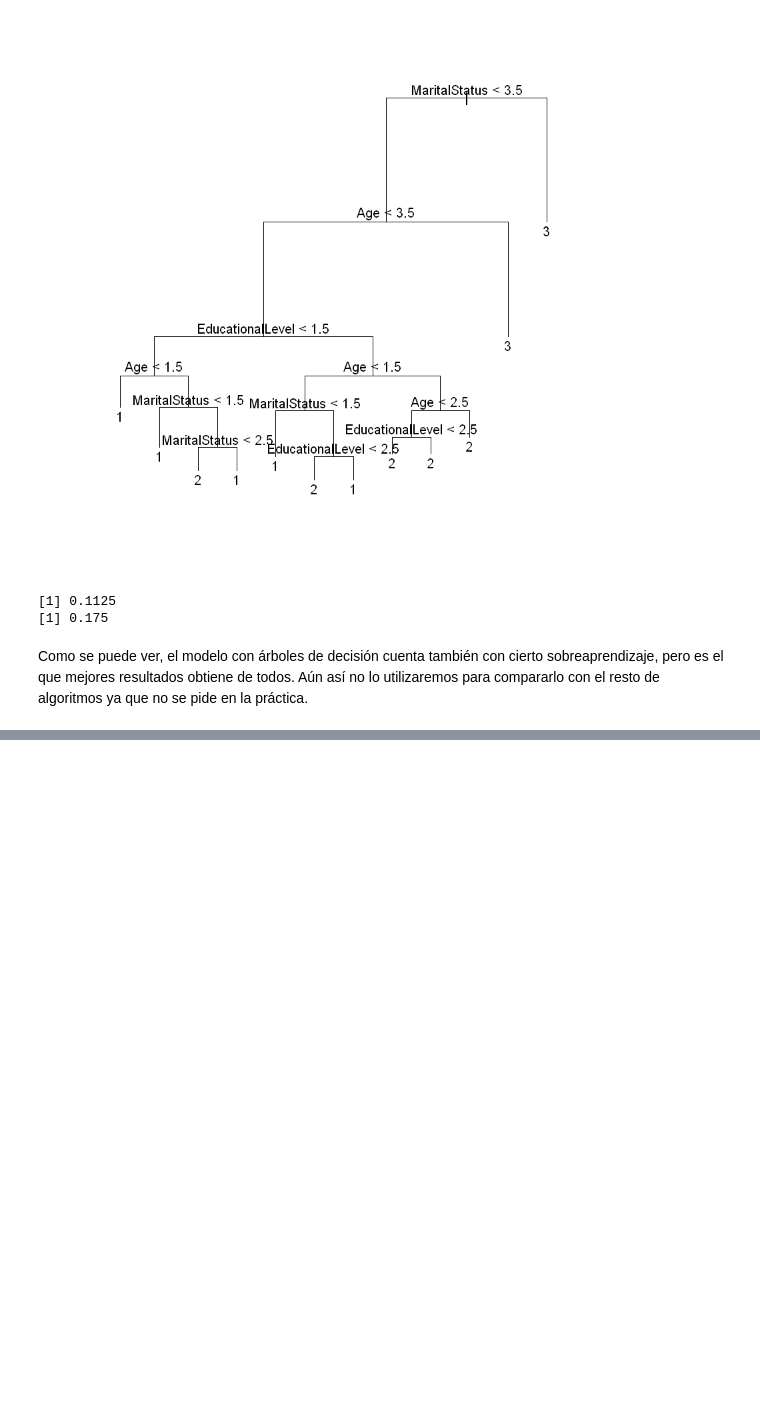
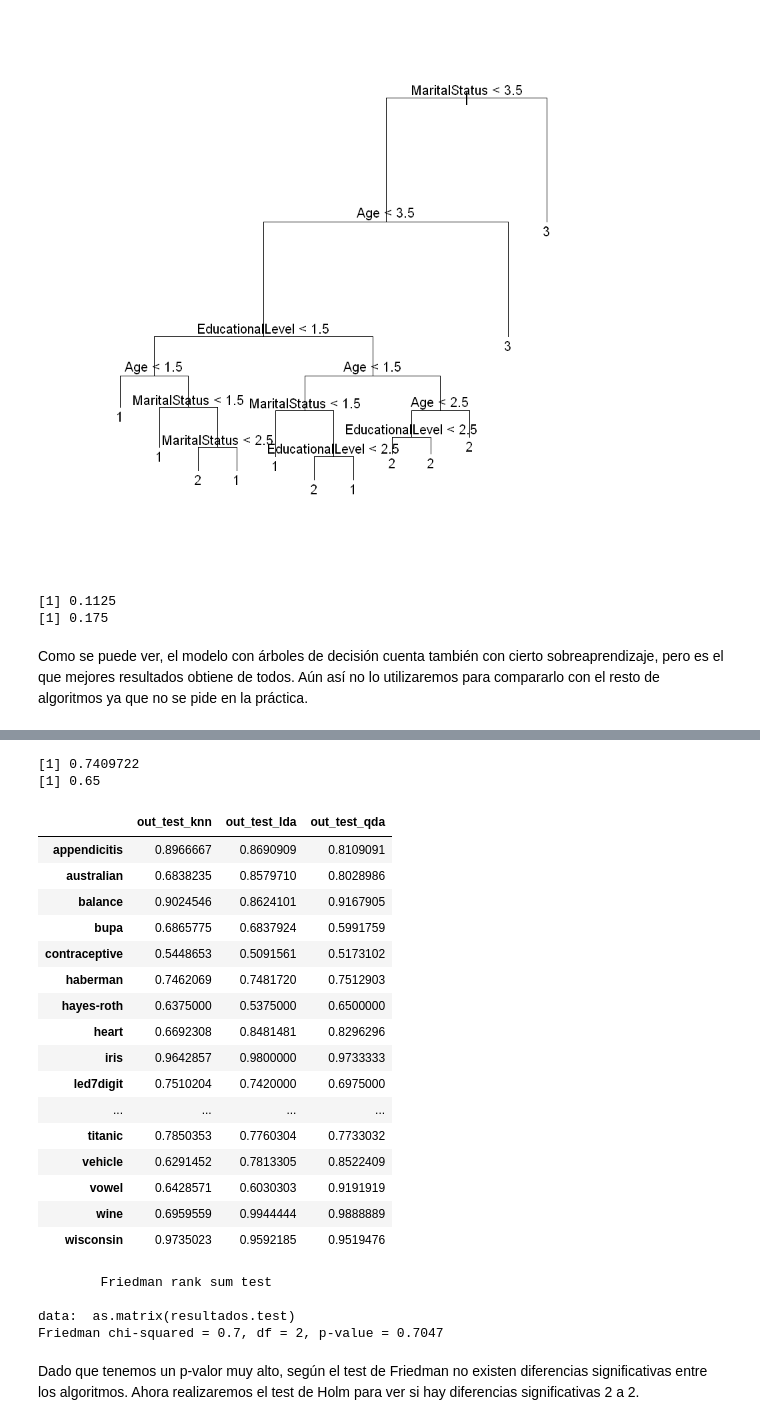
Before and after one commit to armijoalb/Master-Ciencias-de-Datos-UGR, a Jupyter notebook: Introduccion a la ciencia de datos/Trabajo Final/Clasificación/Trabajo Final Clasificación.ipynb, the cells around one changed output, grey strips where cells are left out. Saved outputs shown, nothing was run; the diff lists cells and outputs as text; code cells hidden in the pictures; blank space fills up the shorter version.

Commit message:
trabajo clasificación terminado

```diff
--- a/Introduccion a la ciencia de datos/Trabajo Final/Clasificación/Trabajo Final Clasificación.ipynb
+++ b/Introduccion a la ciencia de datos/Trabajo Final/Clasificación/Trabajo Final Clasificación.ipynb
@@ -639,0 +726,77 @@ Como se puede ver, el modelo con árboles de decisión cuenta también con ciert
+# %%
+nombre <- "hayes-roth/hayes-roth"
+
+run_knn_fold <- function(i, x, tt = "test") {
+    file <- paste(x, "-10-", i, "tra.dat", sep="")
+    x_tra <- read.csv(file, comment.char="@", header=FALSE)
+    file <- paste(x, "-10-", i, "tst.dat", sep="")
+    x_tst <- read.csv(file, comment.char="@", header=FALSE)
+    In <- length(names(x_tra)) - 1
+    names(x_tra)[1:In] <- paste ("X", 1:In, sep="")
+    names(x_tra)[In+1] <- "Y"
+    names(x_tst)[1:In] <- paste ("X", 1:In, sep="")
+    names(x_tst)[In+1] <- "Y"
+    if (tt == "train") {
+        test <- x_tra
+    }
+    else {
+        test <- x_tst
+    }
+
+    hr.train = x_tra[,c("X1","X2","X3","X4")]
+    hr.labels.train = x_tra[,"Y"]
+    hr.labels.train = factor(hr.labels.train, levels=c(1,2,3))
+    hr.train$Y = hr.labels.train
+    fitMulti=qda(Y~X2+X3+X4, data=hr.train)
+    labels = factor(test[,"Y"],levels=c(1,2,3))
+    yprime=predict(fitMulti,test[,c("X1","X2","X3","X4")])
+    err = mean(yprime$class==labels)
+
+}
+qdaACCtrain.all<-mean(sapply(1:10,run_knn_fold,nombre,"train"))
+qdaACCtest.all<-mean(sapply(1:10,run_knn_fold,nombre,"test"))
+print(qdaACCtrain.all)
+print(qdaACCtest.all)
+# %% [output]
+[1] 0.7409722
+[1] 0.65
+# %%
+# Leemos los datos de la tabla
+resultados.test = read.csv("clasif_test_alumos.csv", header=TRUE)
+row.names(resultados.test) = resultados.test$X
+resultados.test$X = NULL
+
+# substituimos los datos obtenidos por nuestro dataset.
+resultados.test["hayes-roth",]$out_test_knn = knnACCtest.all
+resultados.test["hayes-roth",]$out_test_lda = ldaACCtest.all
+resultados.test["hayes-roth",]$out_test_qda = qdaACCtest.all
+resultados.test
+# %% [output]
+|  | out_test_knn | out_test_lda | out_test_qda |
+| appendicitis | 0.8966667 | 0.8690909 | 0.8109091 |
+| australian | 0.6838235 | 0.8579710 | 0.8028986 |
+| balance | 0.9024546 | 0.8624101 | 0.9167905 |
+| bupa | 0.6865775 | 0.6837924 | 0.5991759 |
+| contraceptive | 0.5448653 | 0.5091561 | 0.5173102 |
+| haberman | 0.7462069 | 0.7481720 | 0.7512903 |
+| hayes-roth | 0.6375000 | 0.5375000 | 0.6500000 |
+| heart | 0.6692308 | 0.8481481 | 0.8296296 |
+| iris | 0.9642857 | 0.9800000 | 0.9733333 |
+| led7digit | 0.7510204 | 0.7420000 | 0.6975000 |
+| ... | ... | ... | ... |
+| titanic | 0.7850353 | 0.7760304 | 0.7733032 |
+| vehicle | 0.6291452 | 0.7813305 | 0.8522409 |
+| vowel | 0.6428571 | 0.6030303 | 0.9191919 |
+| wine | 0.6959559 | 0.9944444 | 0.9888889 |
+| wisconsin | 0.9735023 | 0.9592185 | 0.9519476 |
+# %%
+# Realizamos el test de Friedman.
+friedman.test = friedman.test(as.matrix(resultados.test))
+friedman.test
+# %% [output]
+        Friedman rank sum test
+
+data:  as.matrix(resultados.test)
+Friedman chi-squared = 0.7, df = 2, p-value = 0.7047
+# %% [markdown]
+Dado que tenemos un p-valor muy alto, según el test de Friedman no existen diferencias significativas entre los algoritmos. Ahora realizaremos el test de Holm para ver si hay diferencias significativas 2 a 2.
```
Also changed, not shown: parts of 19 cells of this notebook, 2 other files.
